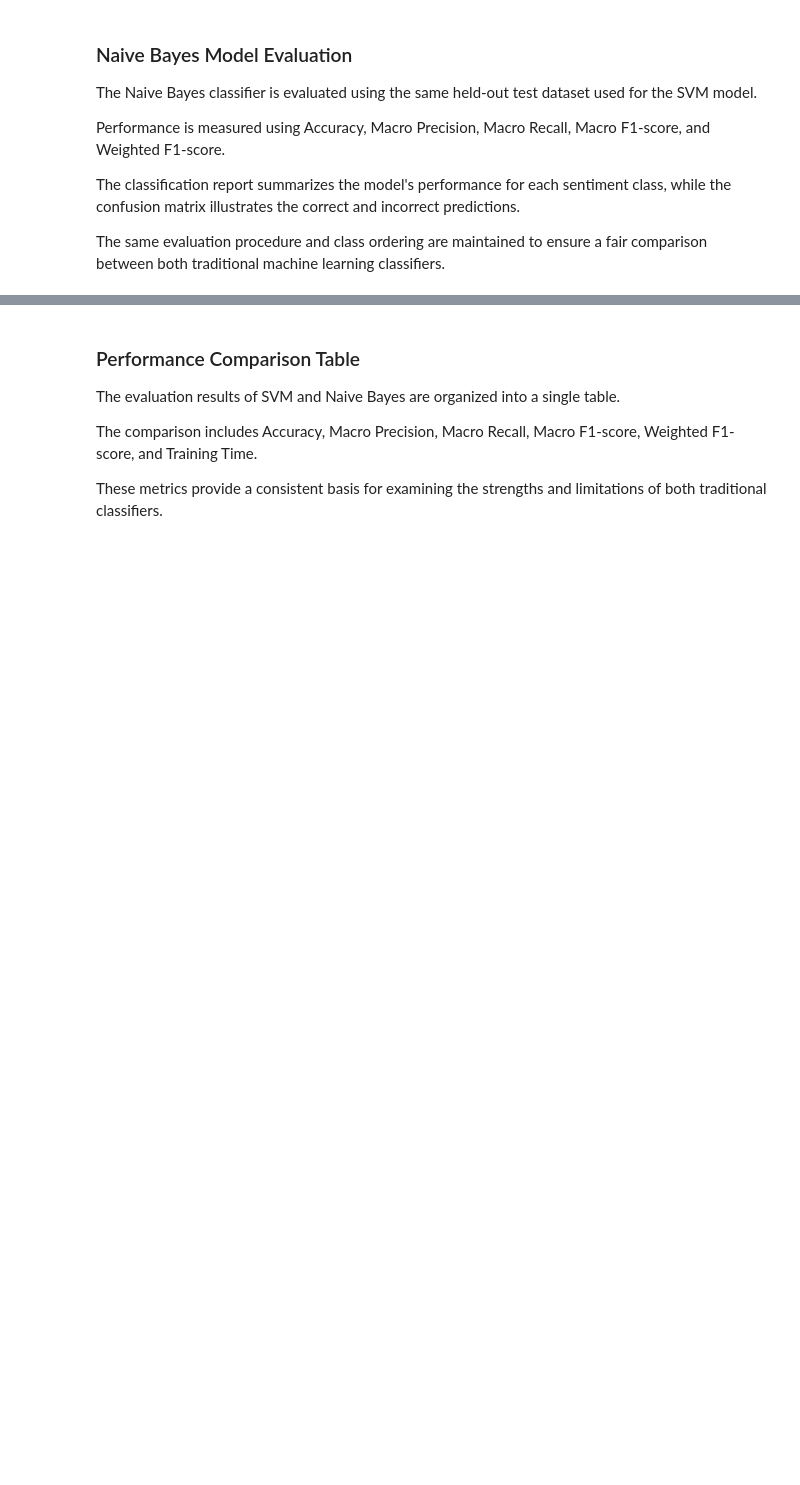
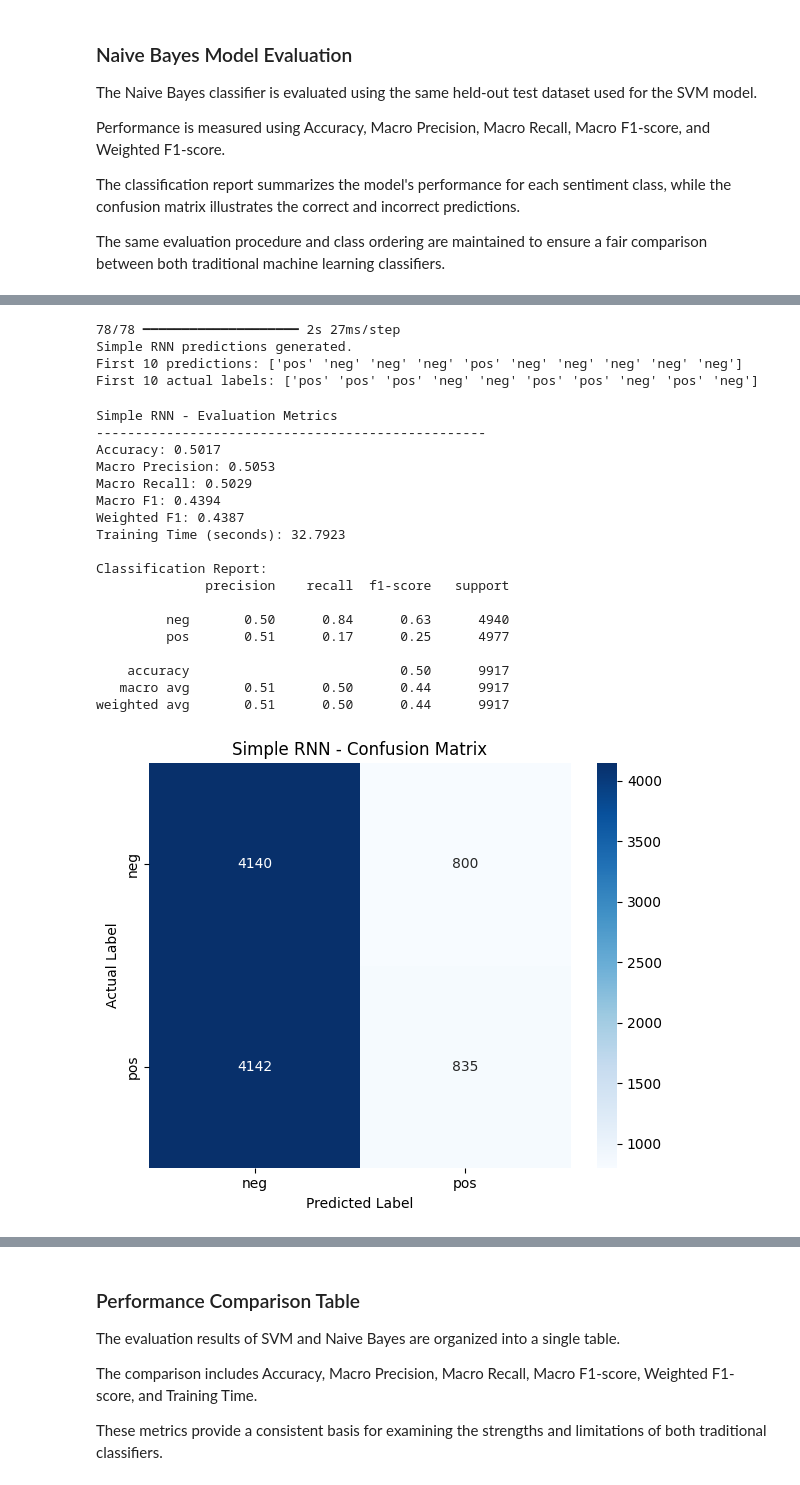
Before and after one commit to nour-hossam7/IMDb-Sentiment-Analysis, a Jupyter notebook: IMDb Movie Review Sentiment Analysis.ipynb, the cells around one changed output, grey strips where cells are left out. Cells and saved outputs as stored; diff of their text form; code cells hidden in the pictures; blank space fills up the shorter version.

```diff
--- a/IMDb Movie Review Sentiment Analysis.ipynb
+++ b/IMDb Movie Review Sentiment Analysis.ipynb
@@ -1286,0 +1288,11 @@ weighted avg       0.86      0.86      0.86      9917
+# %%
+# Build a Simple RNN for binary sentiment classification
+rnn_model = Sequential([
+    Embedding(input_dim=MAX_WORDS, output_dim=EMBEDDING_DIM, input_length=MAX_LENGTH),
+    SimpleRNN(64),
+    Dropout(0.5),
+    Dense(1, activation="sigmoid")
+], name="simple_rnn_sentiment")
+
+rnn_model.compile(optimizer="adam", loss="binary_crossentropy", metrics=["accuracy"])
+rnn_model.summary()
@@ -1286,0 +1316,12 @@ weighted avg       0.86      0.86      0.86      9917
+# %%
+# Train with validation data drawn only from the training split
+early_stopping_rnn = tf.keras.callbacks.EarlyStopping(monitor="val_loss", patience=2, restore_best_weights=True)
+
+start_time = time.time()
+rnn_history = rnn_model.fit(
+    X_train_pad, y_train_encoded,
+    validation_split=0.2, epochs=5, batch_size=128,
+    callbacks=[early_stopping_rnn], shuffle=True, verbose=1
+)
+rnn_train_time = time.time() - start_time
+print(f"Simple RNN training completed in {rnn_train_time:.2f} seconds.")
@@ -1286,0 +1336,36 @@ weighted avg       0.86      0.86      0.86      9917
+# %%
+# Decode neural predictions to match the string labels used by evaluate_model
+rnn_probabilities = rnn_model.predict(X_test_pad, batch_size=128, verbose=1).ravel()
+rnn_predictions_encoded = (rnn_probabilities >= 0.5).astype(int)
+rnn_predictions = label_encoder.inverse_transform(rnn_predictions_encoded)
+print("Simple RNN predictions generated.")
+print("First 10 predictions:", rnn_predictions[:10])
+print("First 10 actual labels:", y_test.to_numpy()[:10])
+# %% [output]
+78/78 ━━━━━━━━━━━━━━━━━━━━ 2s 27ms/step
+Simple RNN predictions generated.
+First 10 predictions: ['pos' 'neg' 'neg' 'neg' 'pos' 'neg' 'neg' 'neg' 'neg' 'neg']
+First 10 actual labels: ['pos' 'pos' 'pos' 'neg' 'neg' 'pos' 'pos' 'neg' 'pos' 'neg']
+# %%
+# Evaluate the Simple RNN on the shared held-out test set
+rnn_metrics = evaluate_model("Simple RNN", y_test, rnn_predictions, rnn_train_time)
+# %% [output]
+Simple RNN - Evaluation Metrics
+--------------------------------------------------
+Accuracy: 0.5017
+Macro Precision: 0.5053
+Macro Recall: 0.5029
+Macro F1: 0.4394
+Weighted F1: 0.4387
+Training Time (seconds): 32.7923
+
+Classification Report:
+              precision    recall  f1-score   support
+
+         neg       0.50      0.84      0.63      4940
+         pos       0.51      0.17      0.25      4977
+
+    accuracy                           0.50      9917
+   macro avg       0.51      0.50      0.44      9917
+weighted avg       0.51      0.50      0.44      9917
+[figure, added]
```
Also changed, not shown: parts of 32 cells of this notebook.
